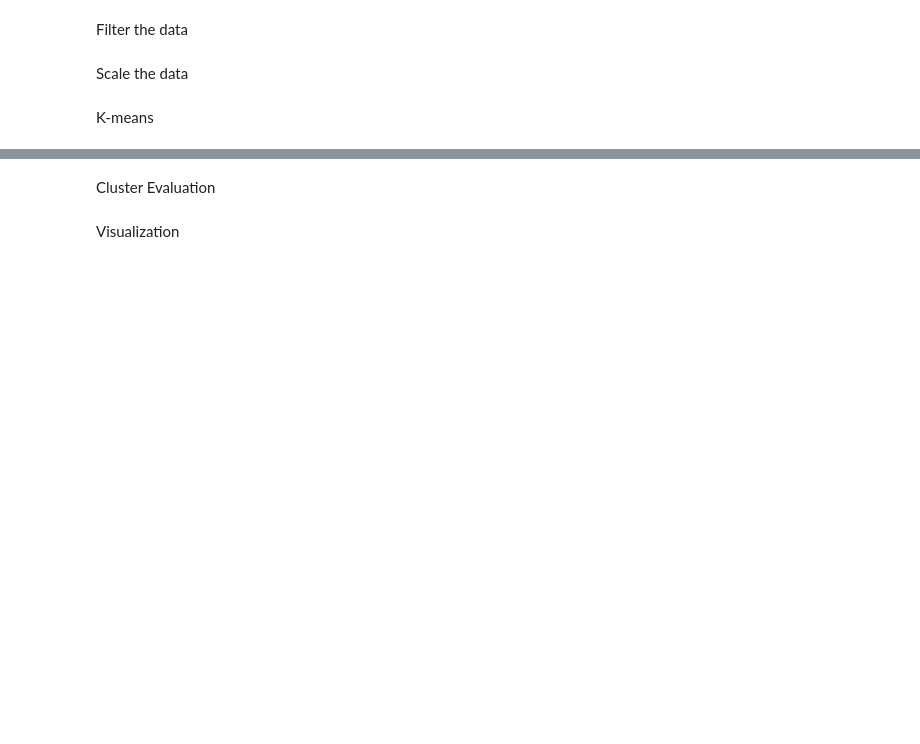
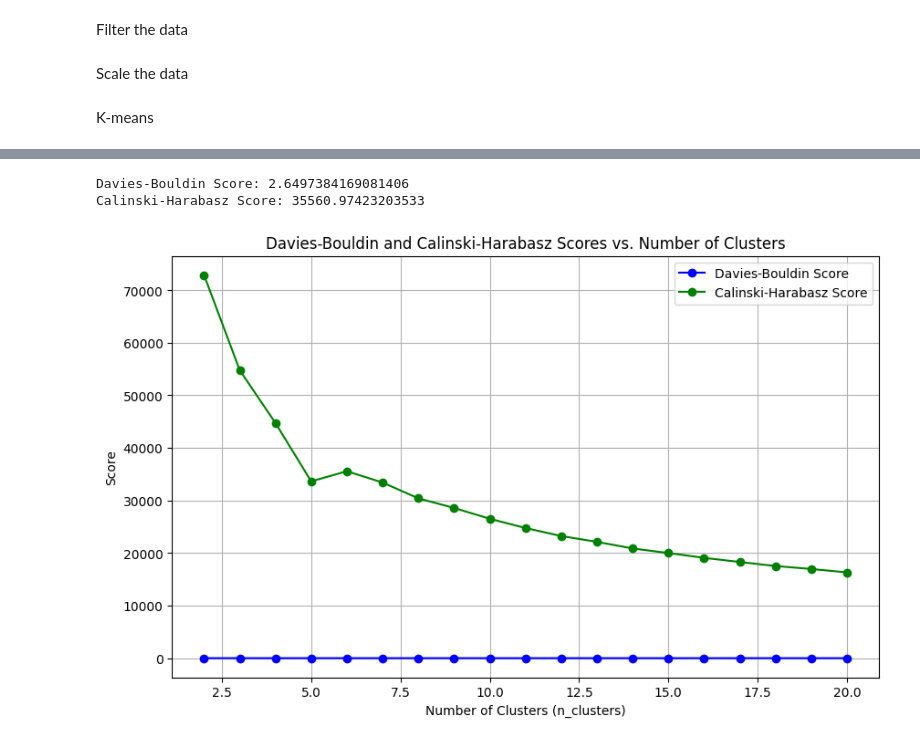
Before and after one commit to jbmages/capstone-project, a Jupyter notebook: notebooks/clustering.ipynb, the cells around one changed output, grey strips where cells are left out. Cells and saved outputs as stored; diff of their text form; code cells hidden in the pictures; blank space fills up the shorter version.

Commit message:
clustering update

```diff
--- a/notebooks/clustering.ipynb
+++ b/notebooks/clustering.ipynb
@@ -22,8 +22,8 @@ data_scaled = scaler.fit_transform(clustering_data)  # Standardize to mean=0, st
 # %% [markdown]
 K-means
 # %%
-from sklearn.cluster import KMeans
+from sklearn.cluster import MiniBatchKMeans
 
-kmeans = KMeans(n_clusters=5, random_state=42, n_init=10)
-clusters = kmeans.fit_predict(data_scaled)
-data['kmeans_cluster'] = clusters
+mb_kmeans = MiniBatchKMeans(n_clusters=6, random_state=42, batch_size=1000)
+mb_clusters = mb_kmeans.fit_predict(data_scaled)
+data['mb_kmeans_cluster'] = mb_clusters
@@ -46,2 +29,0 @@ data['dbscan_cluster'] = dbscan_clusters
-# %% [markdown]
-Cluster Evaluation
@@ -52,8 +30,8 @@ print(data['dbscan_cluster'].value_counts())  # Check for -1 (outliers in DBSCAN
 # %%
-from sklearn.metrics import silhouette_score
+from sklearn.metrics import davies_bouldin_score, calinski_harabasz_score
 
-print("K-Means Silhouette Score:", silhouette_score(data_scaled, data['kmeans_cluster']))
-print("GMM Silhouette Score:", silhouette_score(data_scaled, data['gmm_cluster']))
-print("DBSCAN Silhouette Score:", silhouette_score(data_scaled, data['dbscan_cluster']))
+print("Davies-Bouldin Score:", davies_bouldin_score(data_scaled, data['mb_kmeans_cluster']))
+print("Calinski-Harabasz Score:", calinski_harabasz_score(data_scaled, data['mb_kmeans_cluster']))
+# %% [output]
+Davies-Bouldin Score: 2.6497384169081406
+Calinski-Harabasz Score: 35560.97423203533
-# %% [markdown]
-Visualization
@@ -77,0 +38,26 @@ plt.show()
+# %%
+import matplotlib.pyplot as plt
+from sklearn.cluster import MiniBatchKMeans
+from sklearn.metrics import davies_bouldin_score, calinski_harabasz_score
+
+# Define a range of n_clusters to test
+cluster_range = range(2, 21)  # Try cluster numbers from 2 to 20
+
+# Initialize lists to store the scores for each n_clusters
+dbi_scores = []
+ch_scores = []
+
+# Loop through the range of n_clusters
+for n_clusters in cluster_range:
+    mb_kmeans = MiniBatchKMeans(n_clusters=n_clusters, random_state=42, batch_size=1000)
+    mb_clusters = mb_kmeans.fit_predict(data_scaled)
+
+    # Calculate Davies-Bouldin and Calinski-Harabasz scores
+    dbi = davies_bouldin_score(data_scaled, mb_clusters)
+    ch = calinski_harabasz_score(data_scaled, mb_clusters)
+
+    # Append the scores to the respective lists
+    dbi_scores.append(dbi)
+    ch_scores.append(ch)
+# %% [output]
+[figure, added]
```
Also changed, not shown: parts of 9 cells of this notebook.
